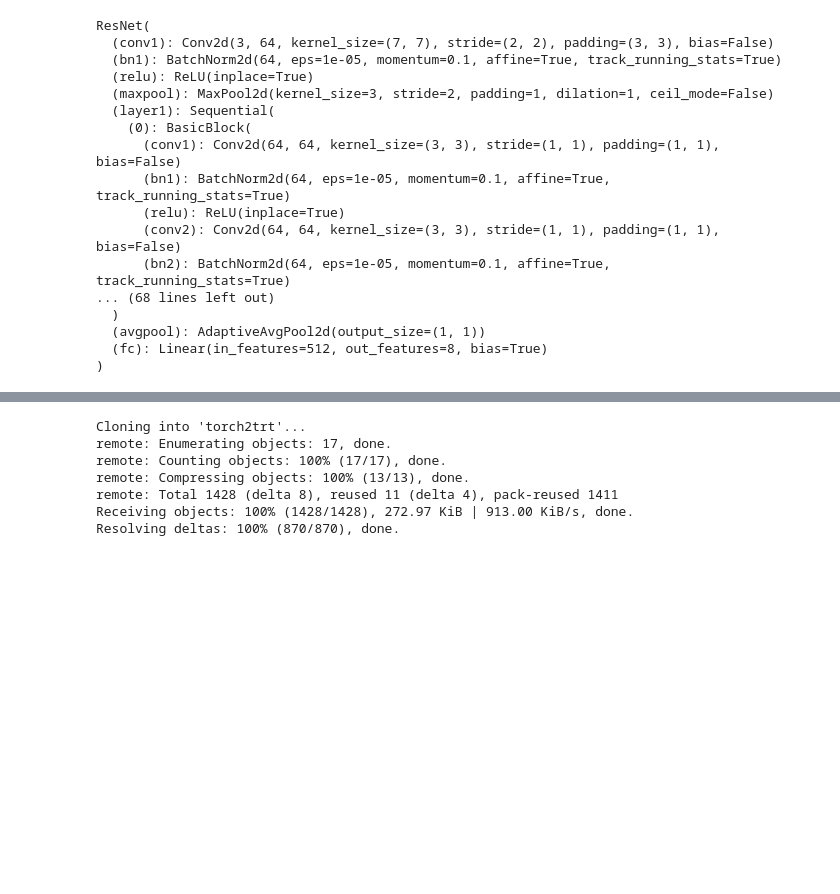
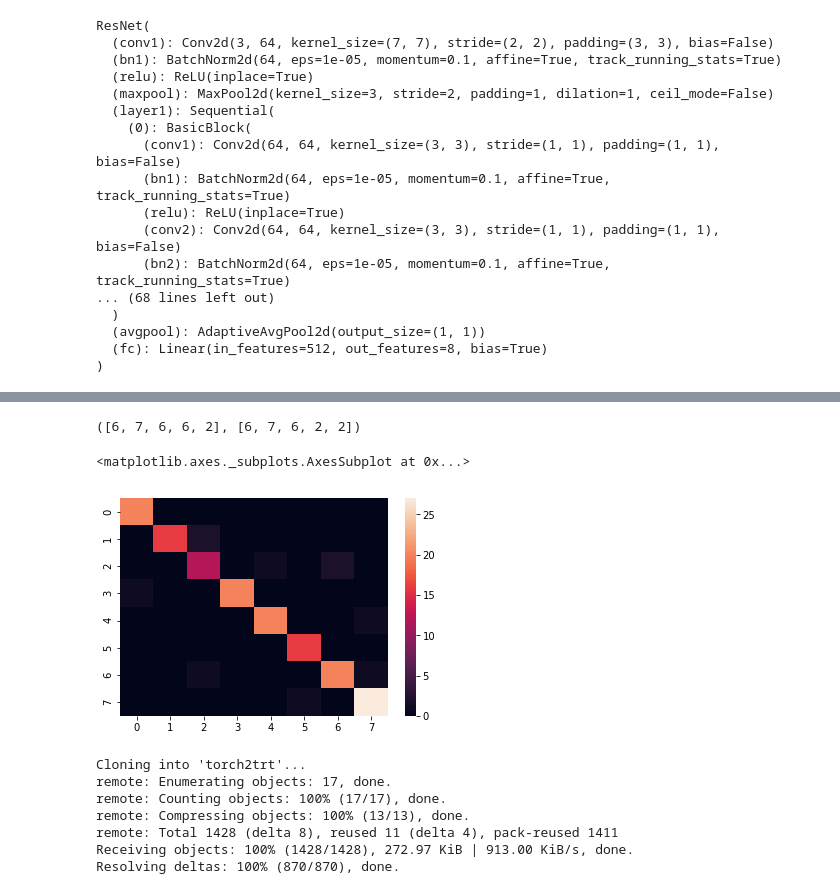
Before and after one commit to arthuremir/CVAuth, a Jupyter notebook: gestures/gesture_training.ipynb, the cells around one changed output, grey strips where cells are left out. Drawn from its saved outputs; the diff is of its cells as text; code cells hidden in the pictures; blank space fills up the shorter version.

```diff
--- a/gestures/gesture_training.ipynb
+++ b/gestures/gesture_training.ipynb
@@ -79,6 +139,7 @@ model.cuda()
 
 criterion = torch.nn.CrossEntropyLoss()
 optimizer = torch.optim.Adam(model.parameters(), lr=0.00001)
+scheduler = lr_scheduler.ReduceLROnPlateau(optimizer, factor=0.8, patience=2, )
 # %%
 valid_loss_min = np.Inf
 patience = 5
@@ -114,6 +175,7 @@ for epoch in range(1, n_epochs+1):
 
     model.eval()
     val_loss = []
+    pred_num = 0
 
     for batch_i, sample_batch in enumerate(val_loader):
 
@@ -126,15 +188,20 @@ for epoch in range(1, n_epochs+1):
 
         val_loss.append(loss.item())
 
-    print(f'Epoch {epoch}, train loss: {np.mean(train_loss):.4f}, valid loss: {np.mean(val_loss):.4f}.')
+        _, predicted = torch.max(output, 1)
+        pred_num += (target==predicted).sum()
+
+
+
+    print(f'Epoch {epoch}, train loss: {np.mean(train_loss):.4f}, valid loss: {np.mean(val_loss):.4f}, val accuracy: {int(pred_num)/val_length}')
 
     valid_loss = np.mean(val_loss)
-    #scheduler.step(valid_loss)
+    scheduler.step(valid_loss)
     if valid_loss <= valid_loss_min:
         print('Validation loss decreased ({:.6f} --> {:.6f}).  Saving model ...'.format(
         valid_loss_min,
         valid_loss))
-        torch.save(model.state_dict(), 'best_model_2.pth')
+        torch.save(model.state_dict(), 'best_model_4.pth')
         valid_loss_min = valid_loss
         p = 0
 
@@ -204,5 +271,5 @@ tensor(2, device='cuda:0')
 # %%
-PATH = './best_model_2.pth'
+PATH = './best_model_4.pth'
 #torch.save(model.state_dict(), PATH)
 # %%
 model = torchvision.models.resnet18()
@@ -234,6 +302,9 @@ len(val_loader)
 # %%
 model.eval()
 pred_num = 0
+
+labels_all = []
+preds_all = []
 
 time_start = time.time()
 for val_batch in val_loader:
@@ -241,9 +312,13 @@ for val_batch in val_loader:
 
     inputs, labels = val_batch[0].cuda(), val_batch[1].cuda()
 
+    labels_all += [int(i) for i in labels]
+
     outputs = model(inputs)
 
     _, predicted = torch.max(outputs, 1)
+
+    preds_all += [int(i) for i in predicted]
     pred_num += (labels==predicted).sum()
 
 time_end = time.time()
@@ -255,0 +333,4 @@ Accuracy: 0.9167
+# %%
+preds_all[:5], labels_all[:5]
+# %% [output]
+([6, 7, 6, 6, 2], [6, 7, 6, 2, 2])
@@ -256,3 +343,8 @@ Accuracy: 0.9167
+# %%
+sns.heatmap(confusion_matrix(labels_all, preds_all))
+# %% [output]
+<matplotlib.axes._subplots.AxesSubplot at 0x...>
+[figure, added]
 # %%
 !git clone https://github.com/NVIDIA-AI-IOT/torch2trt
 # %% [output]
```
Also changed, not shown: parts of 24 cells of this notebook, 5 other files.
